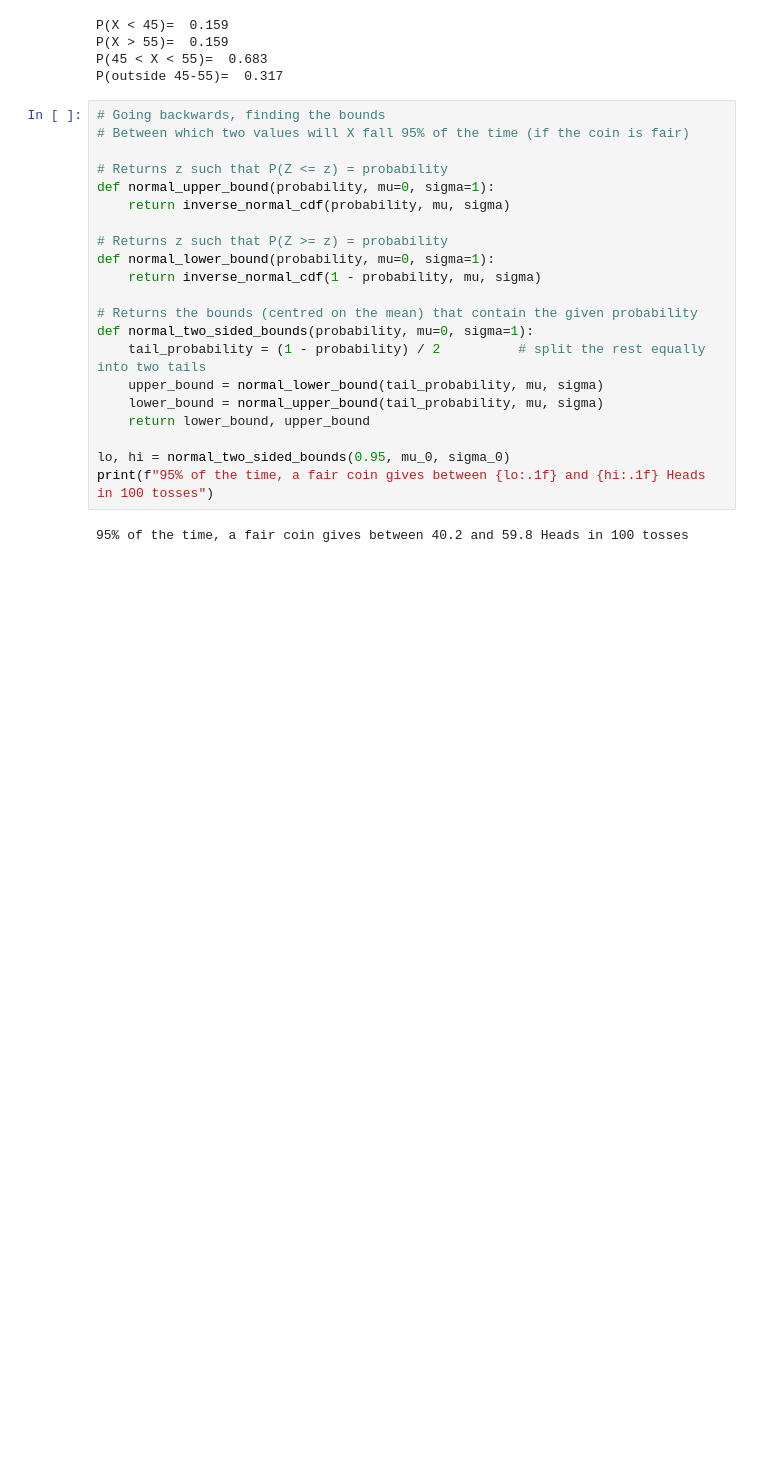
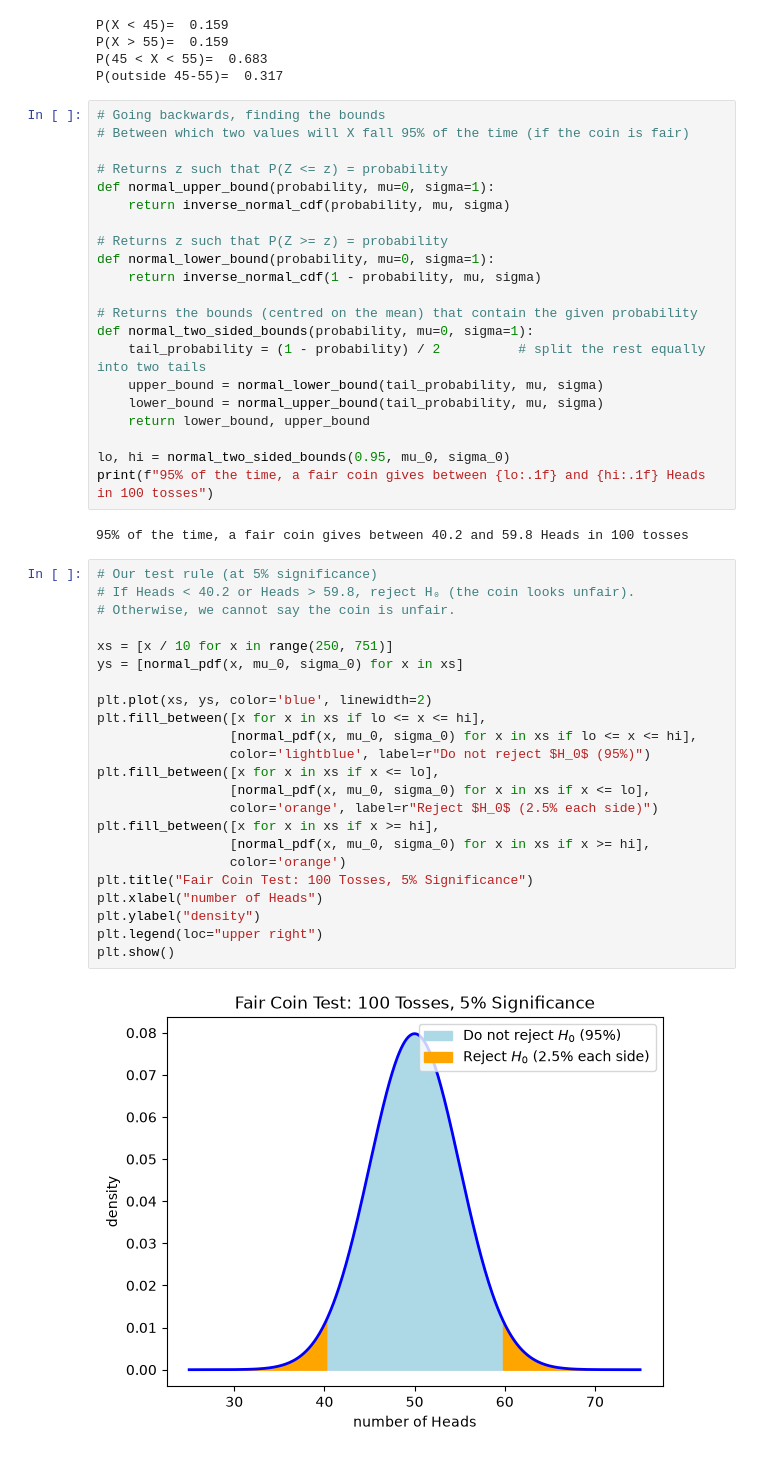
Before and after one commit to mat6099/ML_Debasis_Das, a Jupyter notebook: Hypothesis_Inference.ipynb, the cells around one changed output. Drawn from its saved outputs; the diff is of its cells as text; blank space fills up the shorter version.

```diff
--- a/Hypothesis_Inference.ipynb
+++ b/Hypothesis_Inference.ipynb
@@ -111,3 +111,28 @@ lo, hi = normal_two_sided_bounds(0.95, mu_0, sigma_0)
 print(f"95% of the time, a fair coin gives between {lo:.1f} and {hi:.1f} Heads in 100 tosses")
 # %% [output]
 95% of the time, a fair coin gives between 40.2 and 59.8 Heads in 100 tosses
+# %%
+# Our test rule (at 5% significance)
+# If Heads < 40.2 or Heads > 59.8, reject H₀ (the coin looks unfair).
+# Otherwise, we cannot say the coin is unfair.
+
+xs = [x / 10 for x in range(250, 751)]
+ys = [normal_pdf(x, mu_0, sigma_0) for x in xs]
+
+plt.plot(xs, ys, color='blue', linewidth=2)
+plt.fill_between([x for x in xs if lo <= x <= hi],
+                 [normal_pdf(x, mu_0, sigma_0) for x in xs if lo <= x <= hi],
+                 color='lightblue', label=r"Do not reject $H_0$ (95%)")
+plt.fill_between([x for x in xs if x <= lo],
+                 [normal_pdf(x, mu_0, sigma_0) for x in xs if x <= lo],
+                 color='orange', label=r"Reject $H_0$ (2.5% each side)")
+plt.fill_between([x for x in xs if x >= hi],
+                 [normal_pdf(x, mu_0, sigma_0) for x in xs if x >= hi],
+                 color='orange')
+plt.title("Fair Coin Test: 100 Tosses, 5% Significance")
+plt.xlabel("number of Heads")
+plt.ylabel("density")
+plt.legend(loc="upper right")
+plt.show()
+# %% [output]
+[figure, added]
```
Also changed, not shown: parts of 5 cells of this notebook.
